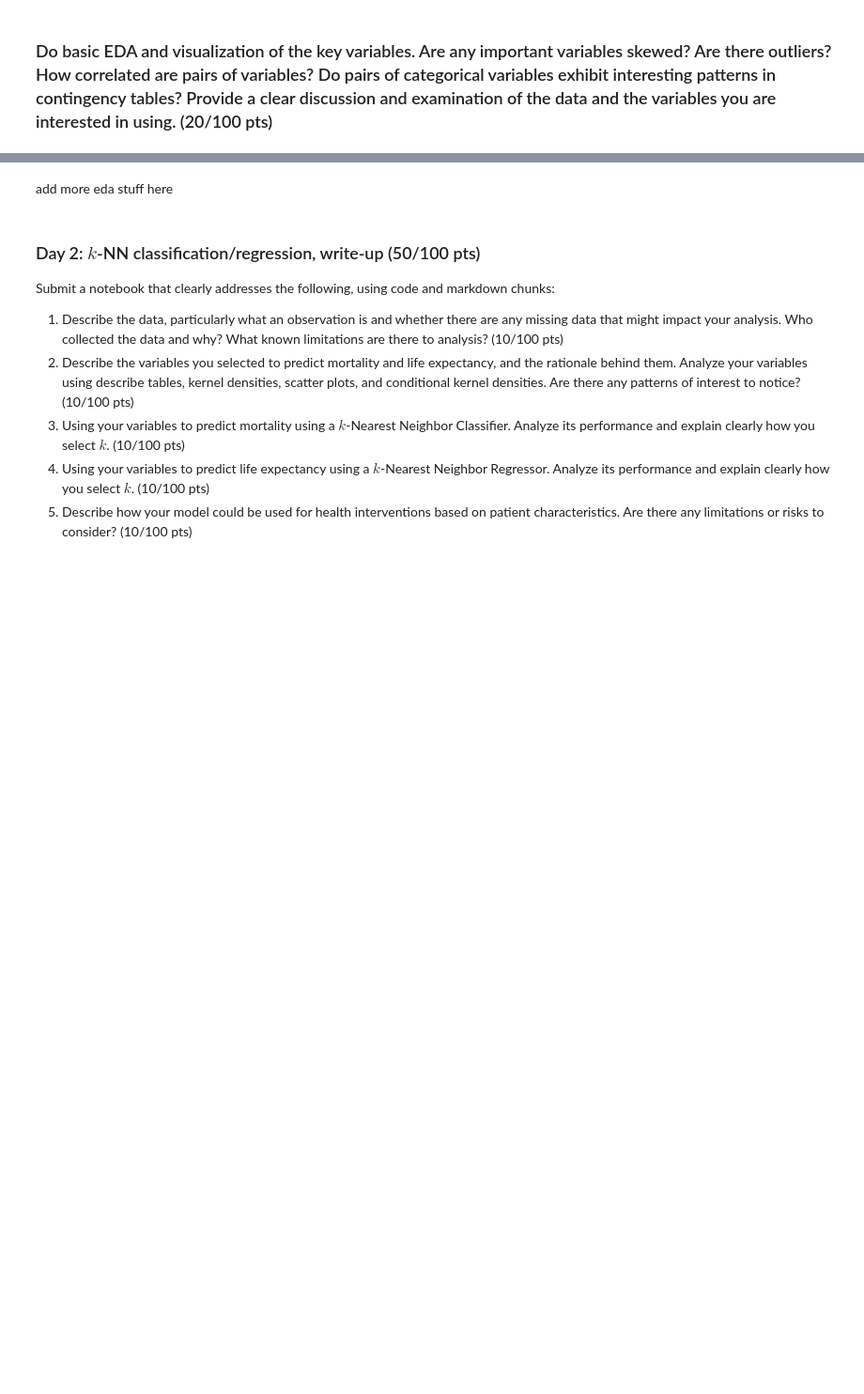
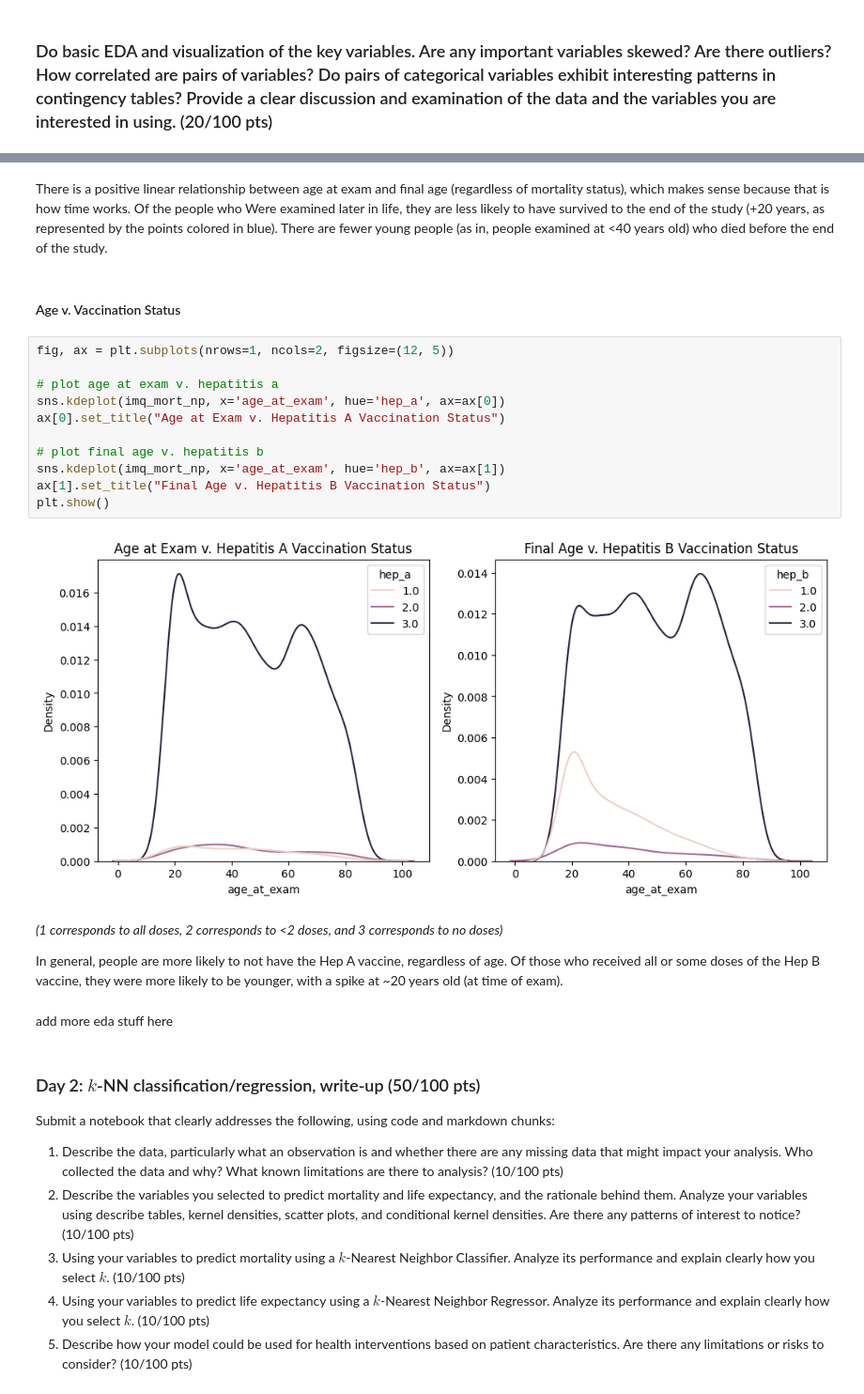
Before and after one commit to swt2vv/ds3021-project1, a Jupyter notebook: project_1_bsds.ipynb, the cells around one changed output, grey strips where cells are left out. Shown at 94% size. Cells and saved outputs as stored; diff of their text form; blank space fills up the shorter version.

```diff
--- a/project_1_bsds.ipynb
+++ b/project_1_bsds.ipynb
@@ -144,3 +170,24 @@ imq_mort_np.head()
+# %% [markdown]
+There is a positive linear relationship between age at exam and final age (regardless of mortality status), which makes sense because that is how time works. Of the people who Were examined later in life, they are less likely to have survived to the end of the study (+20 years, as represented by the points colored in blue). There are fewer young people (as in, people examined at <40 years old) who died before the end of the study.
+# %% [markdown]
+#### Age v. Vaccination Status
+# %%
+fig, ax = plt.subplots(nrows=1, ncols=2, figsize=(12, 5))
+
+# plot age at exam v. hepatitis a
+sns.kdeplot(imq_mort_np, x='age_at_exam', hue='hep_a', ax=ax[0])
+ax[0].set_title("Age at Exam v. Hepatitis A Vaccination Status")
+
+# plot final age v. hepatitis b
+sns.kdeplot(imq_mort_np, x='age_at_exam', hue='hep_b', ax=ax[1])
+ax[1].set_title("Final Age v. Hepatitis B Vaccination Status")
+plt.show()
+# %% [output]
+[figure, added]
+# %% [markdown]
+*(1 corresponds to all doses, 2 corresponds to <2 doses, and 3 corresponds to no doses)*
+
+In general, people are more likely to not have the Hep A vaccine, regardless of age. Of those who received all or some doses of the Hep B vaccine, they were more likely to be younger, with a spike at ~20 years old (at time of exam).
 # %% [markdown]
 add more eda stuff here
 # %% [markdown]
```
Also changed, not shown: parts of 8 cells of this notebook.
